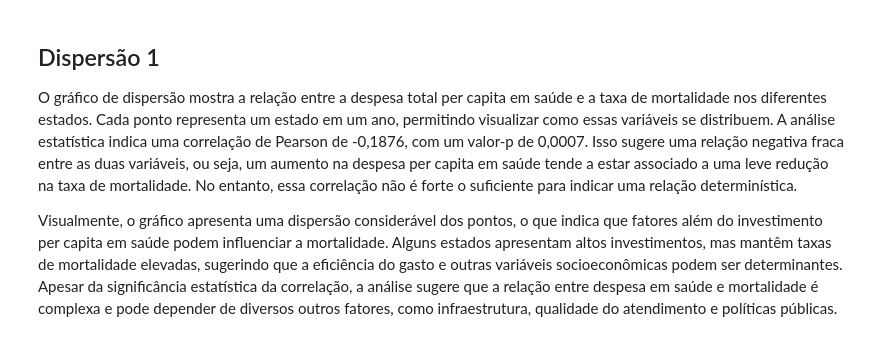
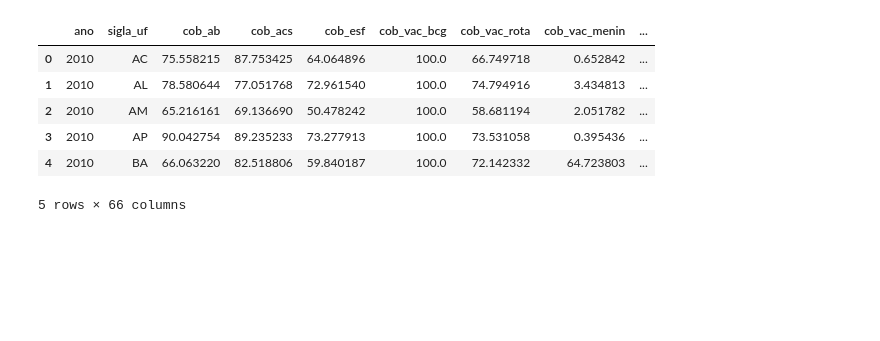
Before and after one commit to brunasaturnino/Projeto-ICD, a Jupyter notebook: notebooks/Hypotesis_Tests_and_IC.ipynb, the cells around one changed output. Cells and saved outputs as stored; diff of their text form; code cells hidden in the pictures; blank space fills up the shorter version.

```diff
--- a/notebooks/Hypotesis_Tests_and_IC.ipynb
+++ b/notebooks/Hypotesis_Tests_and_IC.ipynb
@@ -6,7 +8,11 @@ import seaborn as sns
 # %%
-df = pd.read_csv('uf_limpo.csv')
+df = pd.read_csv('../datasets/uf_limpo.csv')
+df.head()
+# %% [output]
+|  | ano | sigla_uf | cob_ab | cob_acs | cob_esf | cob_vac_bcg | cob_vac_rota | cob_vac_menin | ... |
+| 0 | 2010 | AC | 75.558215 | 87.753425 | 64.064896 | 100.0 | 66.749718 | 0.652842 | ... |
+| 1 | 2010 | AL | 78.580644 | 77.051768 | 72.961540 | 100.0 | 74.794916 | 3.434813 | ... |
+| 2 | 2010 | AM | 65.216161 | 69.136690 | 50.478242 | 100.0 | 58.681194 | 2.051782 | ... |
+| 3 | 2010 | AP | 90.042754 | 89.235233 | 73.277913 | 100.0 | 73.531058 | 0.395436 | ... |
+| 4 | 2010 | BA | 66.063220 | 82.518806 | 59.840187 | 100.0 | 72.142332 | 64.723803 | ... |
+5 rows × 66 columns
-# %% [markdown]
-## Dispersão 1
-O gráfico de dispersão mostra a relação entre a despesa total per capita em saúde e a taxa de mortalidade nos diferentes estados. Cada ponto representa um estado em um ano, permitindo visualizar como essas variáveis se distribuem. A análise estatística indica uma correlação de Pearson de -0,1876, com um valor-p de 0,0007. Isso sugere uma relação negativa fraca entre as duas variáveis, ou seja, um aumento na despesa per capita em saúde tende a estar associado a uma leve redução na taxa de mortalidade. No entanto, essa correlação não é forte o suficiente para indicar uma relação determinística.
-
-Visualmente, o gráfico apresenta uma dispersão considerável dos pontos, o que indica que fatores além do investimento per capita em saúde podem influenciar a mortalidade. Alguns estados apresentam altos investimentos, mas mantêm taxas de mortalidade elevadas, sugerindo que a eficiência do gasto e outras variáveis socioeconômicas podem ser determinantes. Apesar da significância estatística da correlação, a análise sugere que a relação entre despesa em saúde e mortalidade é complexa e pode depender de diversos outros fatores, como infraestrutura, qualidade do atendimento e políticas públicas.
```
Also changed, not shown: parts of 25 cells of this notebook.
